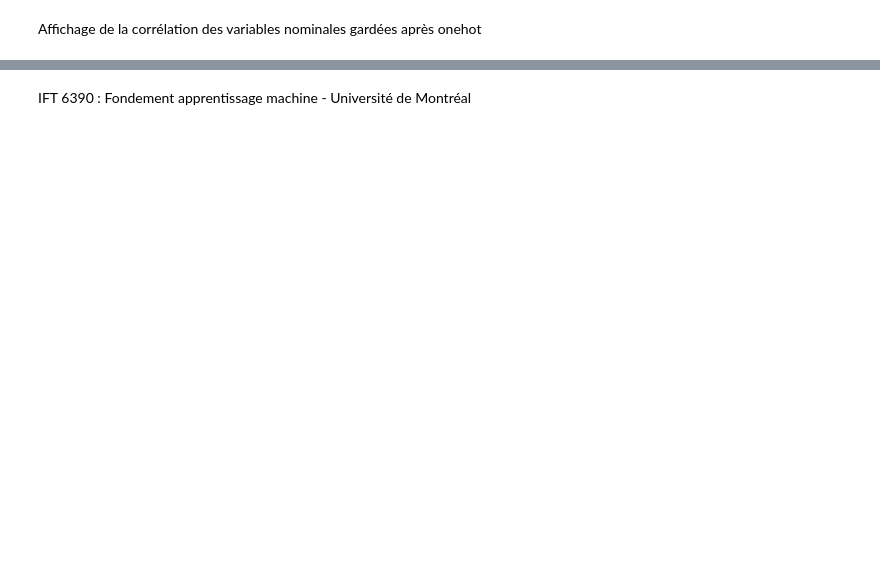
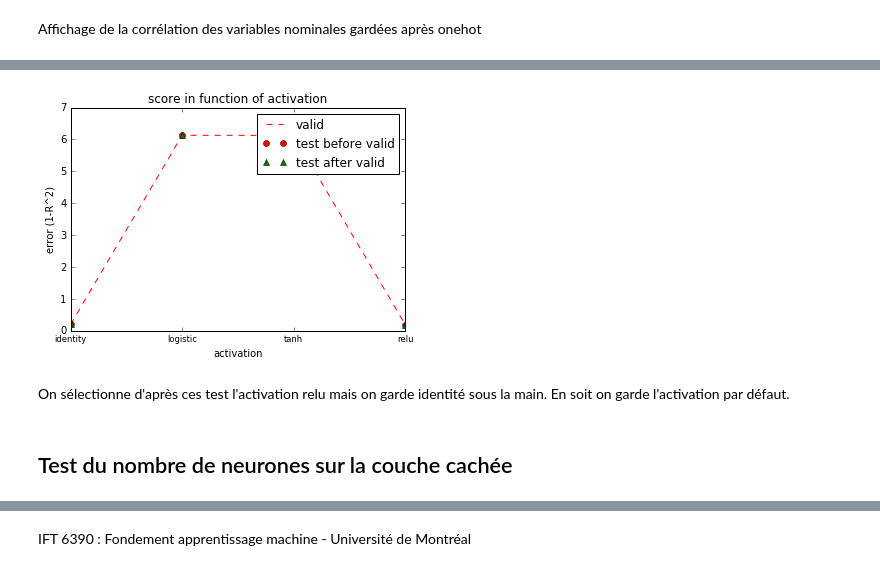
Before and after one commit to MaxouGJ/House-Prices, a Jupyter notebook: PROJET_HP_Maxime.ipynb, the cells around one changed output, grey strips where cells are left out. Cells and saved outputs as stored; diff of their text form; code cells hidden in the pictures; blank space fills up the shorter version.

Commit message:
Ajout du réseau de neurones

```diff
--- a/PROJET_HP_Maxime.ipynb
+++ b/PROJET_HP_Maxime.ipynb
@@ -1246,0 +1211,14 @@ Name: SalePrice, dtype: float64
+# %%
+train_data = dataInput("final_train.csv")
+valid_data = dataInput("final_train.csv")
+test_data = dataInput("final_train.csv")
+
+x = train_data.iloc[1, train_data.columns != 'SalePrice'].as_matrix()
+y = train_data.iloc[1, train_data.columns == 'SalePrice'].as_matrix()
+
+data_train_x = train_data.iloc[:,train_data.columns != 'SalePrice'].as_matrix()
+data_train_y = train_data.iloc[:, train_data.columns == 'SalePrice'].as_matrix()
+data_valid_x = valid_data.iloc[:,train_data.columns != 'SalePrice'].as_matrix()
+data_valid_y = valid_data.iloc[:, train_data.columns == 'SalePrice'].as_matrix()
+data_test_x = test_data.iloc[:,train_data.columns != 'SalePrice'].as_matrix()
+data_test_y = test_data.iloc[:, train_data.columns == 'SalePrice'].as_matrix()
@@ -1246,0 +1306,19 @@ Name: SalePrice, dtype: float64
+# %%
+scores_valid_acti = [1-x for x in scores_valid_activation]
+scores_test_acti_1 = [1-x for x in scores_test_activation_1]
+scores_test_acti_2 = [1-x for x in scores_test_activation_2]
+plt.plot(scores_valid_acti, 'r--', label='valid')
+plt.plot(scores_test_acti_1, 'ro', label='test before valid')
+plt.plot(scores_test_acti_2, 'g^', label='test after valid')
+plt.legend(bbox_to_anchor=(1.05, 1), loc=2, borderaxespad=0.)
+plt.ylabel("error (1-R^2)")
+plt.xlabel("activation")
+plt.title("score in function of activation")
+plt.xticks(range(len(activations)), activations, size='small')
+plt.show()
+# %% [output]
+[figure, added]
+# %% [markdown]
+On sélectionne d'après ces test l'activation relu mais on garde identité sous la main. En soit on garde l'activation par défaut.
+# %% [markdown]
+## Test du nombre de neurones sur la couche cachée
```
Also changed, not shown: parts of 38 cells of this notebook.
